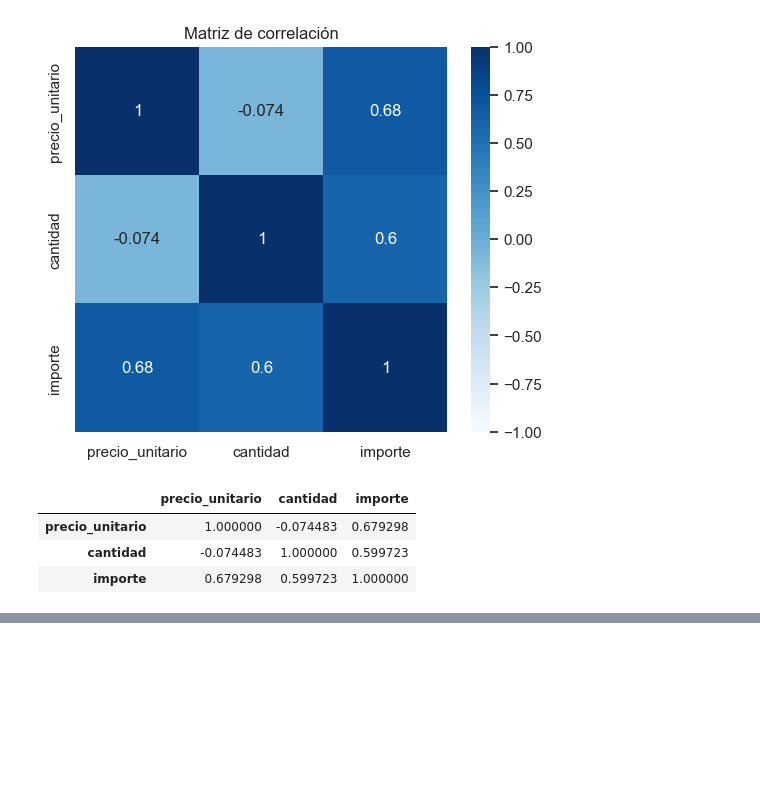
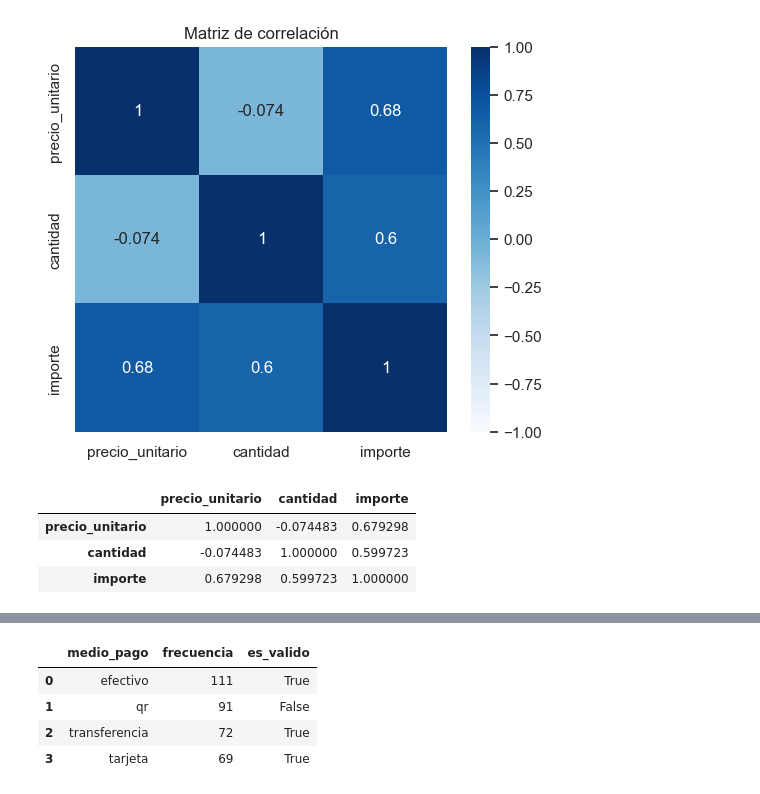
Before and after one commit to fedegonc/proyecto-aurelion-analisis, a Jupyter notebook: notebooks/analisis_exploratorio.ipynb, the cells around one changed output, grey strips where cells are left out. Drawn from its saved outputs; the diff is of its cells as text; code cells hidden in the pictures; blank space fills up the shorter version.

```diff
--- a/notebooks/analisis_exploratorio.ipynb
+++ b/notebooks/analisis_exploratorio.ipynb
@@ -363,0 +407,20 @@ corr
+# %%
+catalogo_medio_pago = {'efectivo', 'tarjeta', 'transferencia'}
+
+conteo = (
+    df_eda['medio_pago']
+    .str.lower()
+    .value_counts(dropna=False)
+    .rename_axis('medio_pago')        # le da nombre a la columna que sale del índice
+    .reset_index(name='frecuencia')   # crea la columna de frecuencia
+)
+
+conteo['es_valido'] = conteo['medio_pago'].isin(catalogo_medio_pago)
+# %%
+conteo
+# %% [output]
+|  | medio_pago | frecuencia | es_valido |
+| 0 | efectivo | 111 | True |
+| 1 | qr | 91 | False |
+| 2 | transferencia | 72 | True |
+| 3 | tarjeta | 69 | True |
```
Also changed, not shown: parts of 3 cells of this notebook.
